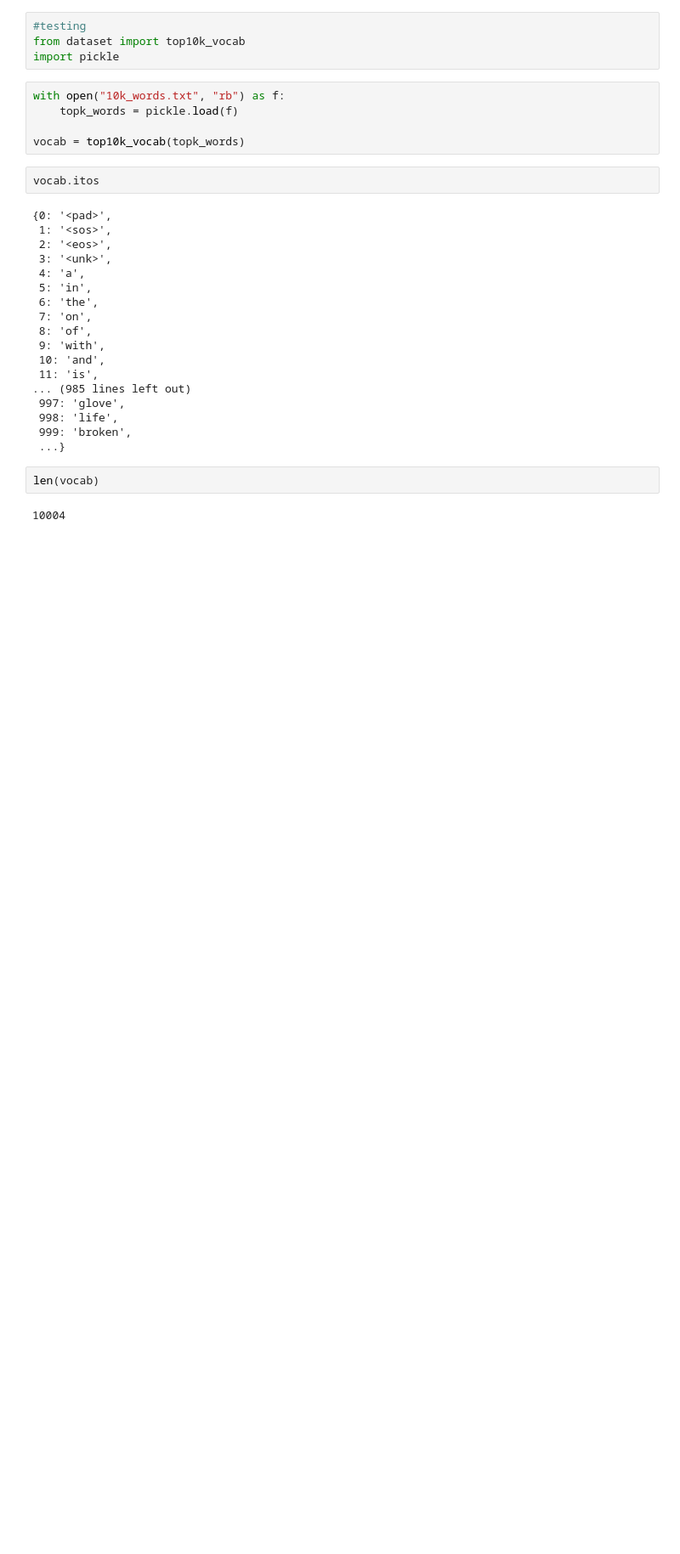
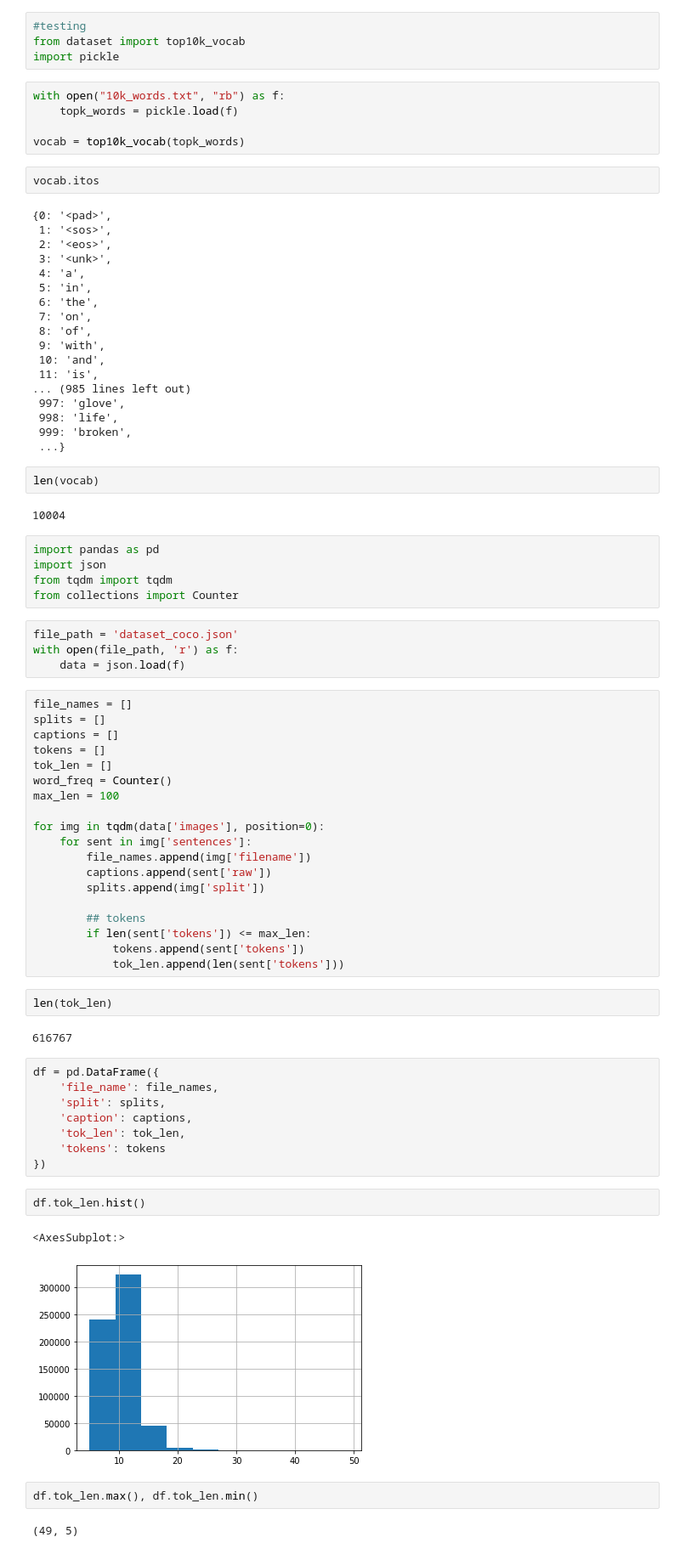
Before and after one commit to moaaztaha/Image-Captioning, a Jupyter notebook: dataset preprocessing.ipynb, the cells around one changed output. Shown at 85% size. Cells and saved outputs as stored; diff of their text form; blank space fills up the shorter version.

Commit message:
old data preprocesing

```diff
--- a/dataset preprocessing.ipynb
+++ b/dataset preprocessing.ipynb
@@ -73,3 +73,52 @@ vocab.itos
 len(vocab)
 # %% [output]
 10004
+# %%
+import pandas as pd
+import json
+from tqdm import tqdm
+from collections import Counter
+# %%
+file_path = 'dataset_coco.json'
+with open(file_path, 'r') as f:
+    data = json.load(f)
+# %%
+file_names = []
+splits = []
+captions = []
+tokens = []
+tok_len = []
+word_freq = Counter()
+max_len = 100
+
+for img in tqdm(data['images'], position=0):
+    for sent in img['sentences']:
+        file_names.append(img['filename'])
+        captions.append(sent['raw'])
+        splits.append(img['split'])
+
+        ## tokens
+        if len(sent['tokens']) <= max_len:
+            tokens.append(sent['tokens'])
+            tok_len.append(len(sent['tokens']))
+# %%
+len(tok_len)
+# %% [output]
+616767
+# %%
+df = pd.DataFrame({
+    'file_name': file_names,
+    'split': splits,
+    'caption': captions,
+    'tok_len': tok_len,
+    'tokens': tokens
+})
+# %%
+df.tok_len.hist()
+# %% [output]
+<AxesSubplot:>
+[figure, added]
+# %%
+df.tok_len.max(), df.tok_len.min()
+# %% [output]
+(49, 5)
```
Also changed, not shown: parts of 2 cells of this notebook, 2 other files.
